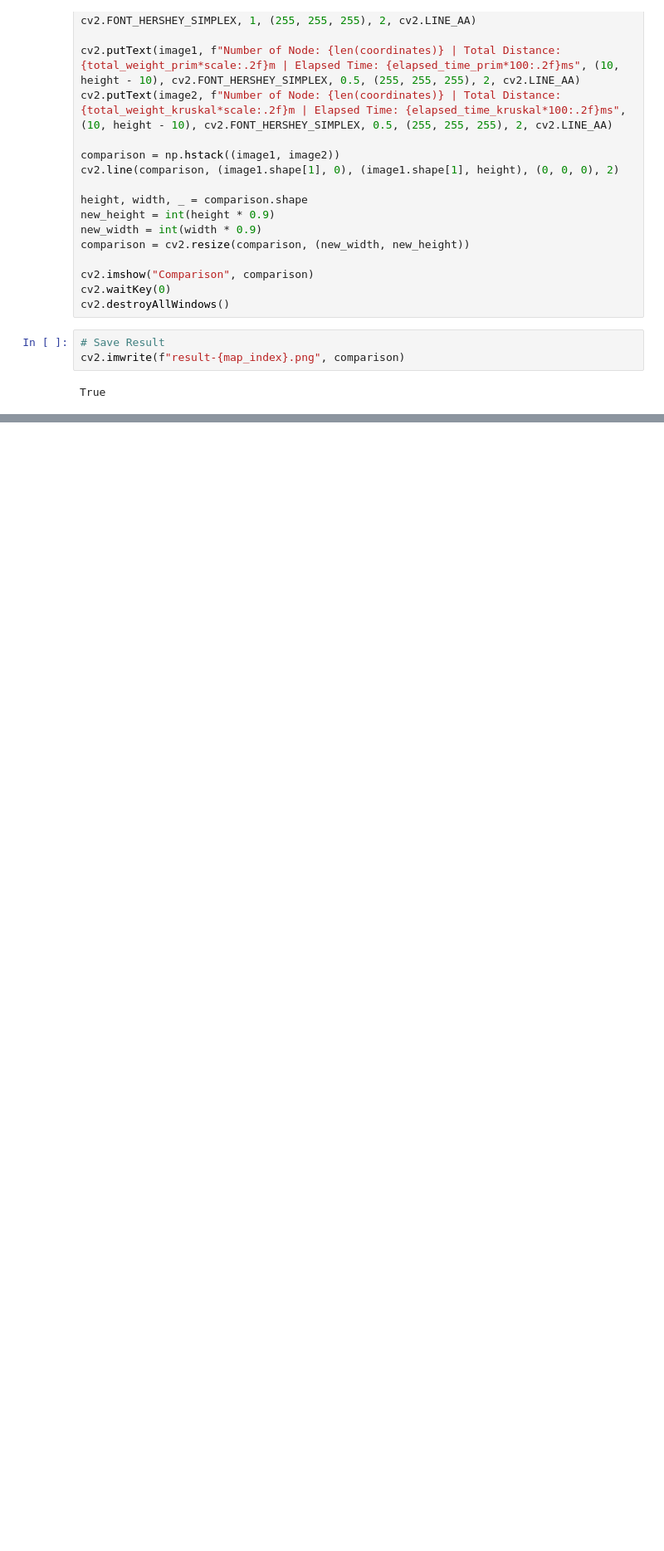
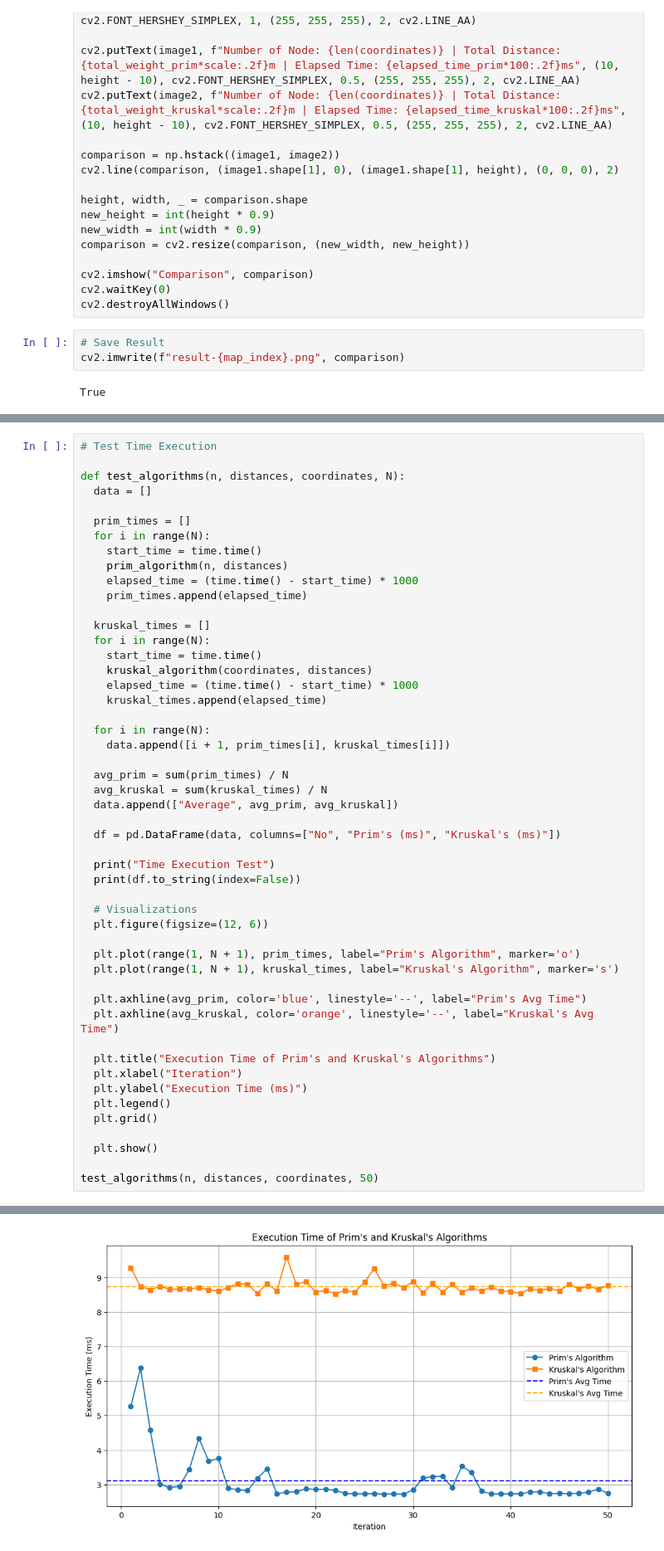
Before and after one commit to mbsaloka/mst-housing-routing, a Jupyter notebook: notebook.ipynb, the cells around one changed output, grey strips where cells are left out. Shown at 83% size. Drawn from its saved outputs; the diff is of its cells as text; blank space fills up the shorter version.

Commit message:
feat: add time tester

```diff
--- a/notebook.ipynb
+++ b/notebook.ipynb
@@ -307,0 +307,51 @@ True
+# %%
+# Test Time Execution
+
+def test_algorithms(n, distances, coordinates, N):
+  data = []
+
+  prim_times = []
+  for i in range(N):
+    start_time = time.time()
+    prim_algorithm(n, distances)
+    elapsed_time = (time.time() - start_time) * 1000
+    prim_times.append(elapsed_time)
+
+  kruskal_times = []
+  for i in range(N):
+    start_time = time.time()
+    kruskal_algorithm(coordinates, distances)
+    elapsed_time = (time.time() - start_time) * 1000
+    kruskal_times.append(elapsed_time)
+
+  for i in range(N):
+    data.append([i + 1, prim_times[i], kruskal_times[i]])
+
+  avg_prim = sum(prim_times) / N
+  avg_kruskal = sum(kruskal_times) / N
+  data.append(["Average", avg_prim, avg_kruskal])
+
+  df = pd.DataFrame(data, columns=["No", "Prim's (ms)", "Kruskal's (ms)"])
+
+  print("Time Execution Test")
+  print(df.to_string(index=False))
+
+  # Visualizations
+  plt.figure(figsize=(12, 6))
+
+  plt.plot(range(1, N + 1), prim_times, label="Prim's Algorithm", marker='o')
+  plt.plot(range(1, N + 1), kruskal_times, label="Kruskal's Algorithm", marker='s')
+
+  plt.axhline(avg_prim, color='blue', linestyle='--', label="Prim's Avg Time")
+  plt.axhline(avg_kruskal, color='orange', linestyle='--', label="Kruskal's Avg Time")
+
+  plt.title("Execution Time of Prim's and Kruskal's Algorithms")
+  plt.xlabel("Iteration")
+  plt.ylabel("Execution Time (ms)")
+  plt.legend()
+  plt.grid()
+
+  plt.show()
+
+test_algorithms(n, distances, coordinates, 50)
+# %% [output]
@@ -307,0 +375 @@ True
+[figure, added]
```
Also changed, not shown: parts of 6 cells of this notebook, 3 other files.
